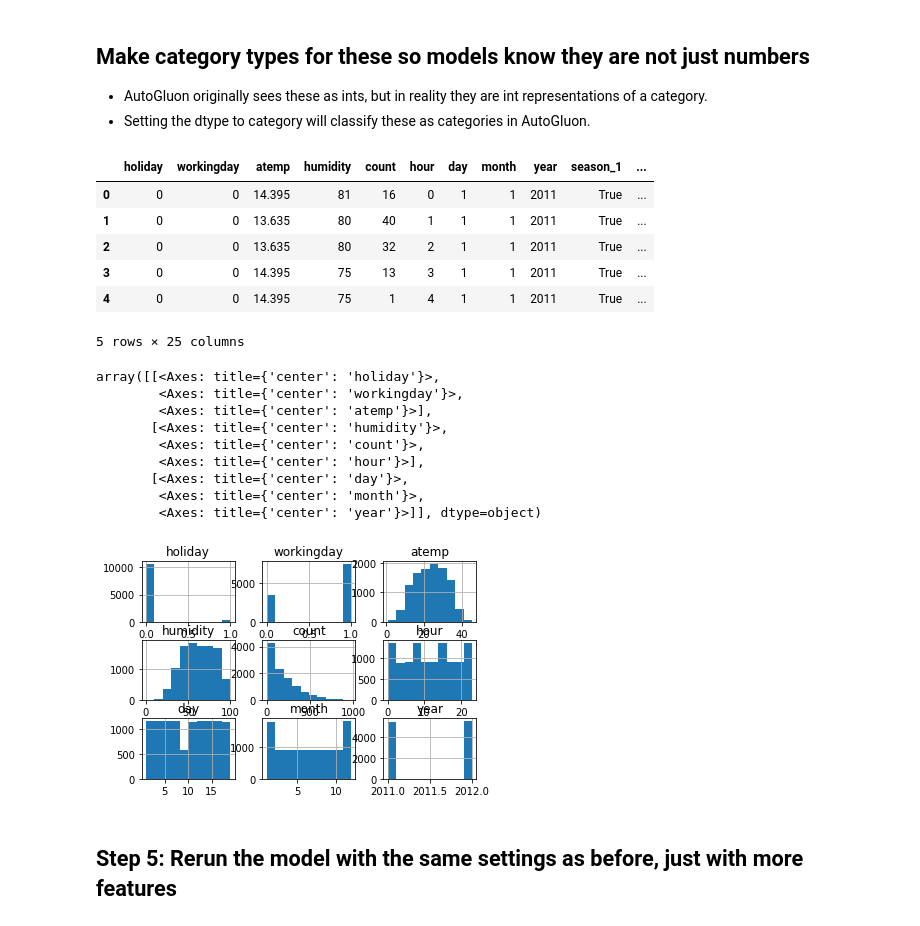
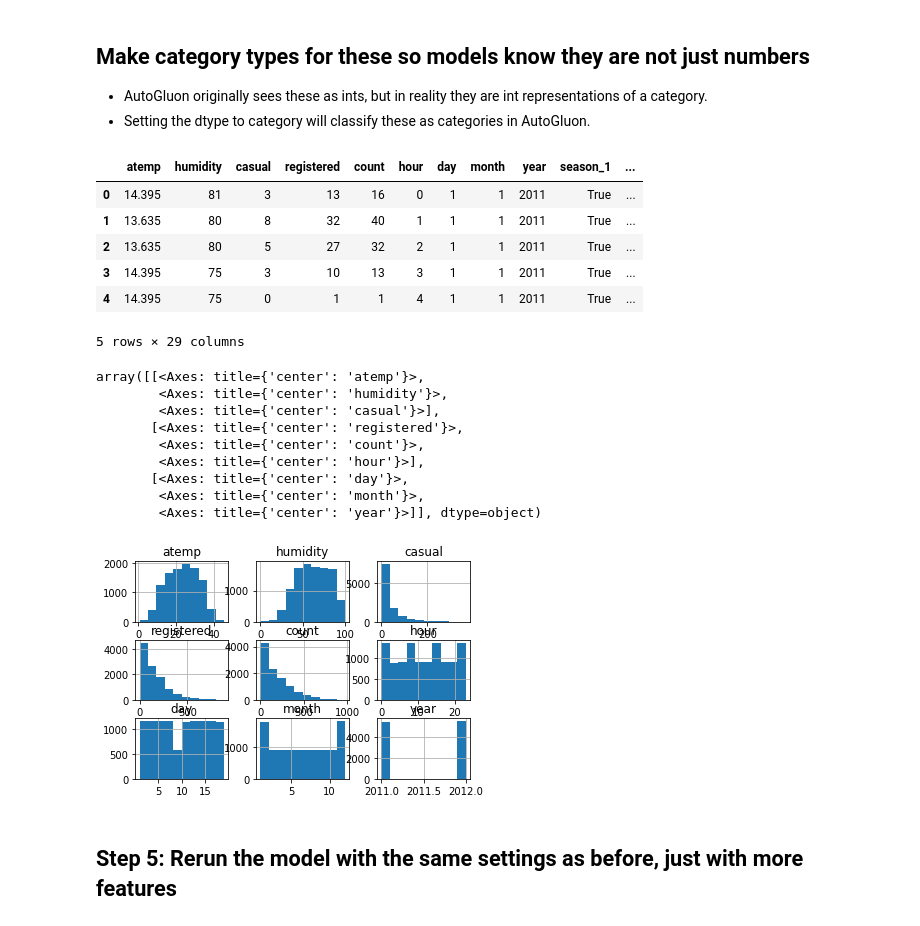
Before and after one commit to michaelgobz/cd0385-project-starter, a Jupyter notebook: project/bike-sharing-project-using-autogluon.ipynb, the cells around one changed output. Saved outputs shown, nothing was run; the diff lists cells and outputs as text; code cells hidden in the pictures.

```diff
--- a/project/bike-sharing-project-using-autogluon.ipynb
+++ b/project/bike-sharing-project-using-autogluon.ipynb
@@ -359,12 +388,12 @@ train_clean.head()
 # %%
 # create a new feature
-train_clean['datetime'] = pd.to_datetime(train_clean['datetime'])
+train['datetime'] = pd.to_datetime(train['datetime'])
 test['datetime'] = pd.to_datetime(test['datetime'])
 
-train_clean['hour'] = train_clean['datetime'].dt.hour
-train_clean['day'] = train_clean['datetime'].dt.day
-train_clean['month'] = train_clean['datetime'].dt.month
-train_clean['year'] = train_clean['datetime'].dt.year
+train['hour'] = train['datetime'].dt.hour
+train['day'] = train['datetime'].dt.day
+train['month'] = train['datetime'].dt.month
+train['year'] = train['datetime'].dt.year
 
 test['hour'] = test['datetime'].dt.hour
 test['day'] = test['datetime'].dt.day
@@ -372,7 +401,7 @@ test['month'] = test['datetime'].dt.month
 test['year'] = test['datetime'].dt.year
 
 # drop the datetime column
-train_clean = train_clean.drop(columns=['datetime'])
+train = train.drop(columns=['datetime'])
 test = test.drop(columns=['datetime'])
 # %% [markdown]
 ### Temperature Categorical Explanations
@@ -390,27 +419,27 @@ test = test.drop(columns=['datetime'])
 * 40+: Storm—4
 # %%
 # create new feature for categorical temp
-train_clean['temp_cat'] = pd.cut(train_clean['temp'], bins=[0, 10, 20, 30, 40], labels=['0', '1', '2', '3'])
+train['temp_cat'] = pd.cut(train['temp'], bins=[0, 10, 20, 30, 40], labels=['0', '1', '2', '3'])
 test['temp_cat'] = pd.cut(test['temp'], bins=[0, 10, 20, 30, 40], labels=['0', '1', '2', '3'])
 
 # drop the temp column
-train_clean = train_clean.drop(columns=['temp'])
+train = train.drop(columns=['temp'])
 test = test.drop(columns=['temp'])
 # %%
 # Categorize winds peed
-train_clean['windspeed_cat'] = pd.cut(train_clean['windspeed'], bins=[0, 10, 20, 30, 40], labels=['0', '1', '2', '3'])
+train['windspeed_cat'] = pd.cut(train['windspeed'], bins=[0, 10, 20, 30, 40], labels=['0', '1', '2', '3'])
 test['windspeed_cat'] = pd.cut(test['windspeed'], bins=[0, 10, 20, 30, 40], labels=['0', '1', '2', '3'])
 
 # drop the windspeed column
-train_clean = train_clean.drop(columns=['windspeed'])
+train = train.drop(columns=['windspeed'])
 test = test.drop(columns=['windspeed'])
 # %%
 # get dummies variables for the season and weather
-train_clean = pd.get_dummies(train_clean, columns=['season', 'weather'])
-test = pd.get_dummies(test, columns=['season', 'weather'])
+train = pd.get_dummies(train, columns=['season', 'weather', 'holiday', 'workingday'])
+test = pd.get_dummies(test, columns=['season', 'weather','holiday', 'workingday'])
 
 # get dummies for windspeed and temp
-train_clean = pd.get_dummies(train_clean, columns=['temp_cat', 'windspeed_cat'])
+train = pd.get_dummies(train, columns=['temp_cat', 'windspeed_cat'])
 test = pd.get_dummies(test, columns=['temp_cat', 'windspeed_cat'])
 # %% [markdown]
 ## Make category types for these so models know they are not just numbers
@@ -418,29 +447,29 @@ test = pd.get_dummies(test, columns=['temp_cat', 'windspeed_cat'])
 * Setting the dtype to category will classify these as categories in AutoGluon.
 # %%
 # View  the new features
-train_clean.head()
+train.head()
 # %% [output]
-|  | holiday | workingday | atemp | humidity | count | hour | day | month | year | season_1 | ... |
-| 0 | 0 | 0 | 14.395 | 81 | 16 | 0 | 1 | 1 | 2011 | True | ... |
-| 1 | 0 | 0 | 13.635 | 80 | 40 | 1 | 1 | 1 | 2011 | True | ... |
-| 2 | 0 | 0 | 13.635 | 80 | 32 | 2 | 1 | 1 | 2011 | True | ... |
-| 3 | 0 | 0 | 14.395 | 75 | 13 | 3 | 1 | 1 | 2011 | True | ... |
-| 4 | 0 | 0 | 14.395 | 75 | 1 | 4 | 1 | 1 | 2011 | True | ... |
+|  | atemp | humidity | casual | registered | count | hour | day | month | year | season_1 | ... |
+| 0 | 14.395 | 81 | 3 | 13 | 16 | 0 | 1 | 1 | 2011 | True | ... |
+| 1 | 13.635 | 80 | 8 | 32 | 40 | 1 | 1 | 1 | 2011 | True | ... |
+| 2 | 13.635 | 80 | 5 | 27 | 32 | 2 | 1 | 1 | 2011 | True | ... |
+| 3 | 14.395 | 75 | 3 | 10 | 13 | 3 | 1 | 1 | 2011 | True | ... |
+| 4 | 14.395 | 75 | 0 | 1 | 1 | 4 | 1 | 1 | 2011 | True | ... |
-5 rows × 25 columns
+5 rows × 29 columns
 # %%
 # View histogram of all features again now with the hour feature
-train_clean.hist()
+train.hist()
 # %% [output]
-array([[<Axes: title={'center': 'holiday'}>,
-        <Axes: title={'center': 'workingday'}>,
-        <Axes: title={'center': 'atemp'}>],
-       [<Axes: title={'center': 'humidity'}>,
+array([[<Axes: title={'center': 'atemp'}>,
+        <Axes: title={'center': 'humidity'}>,
+        <Axes: title={'center': 'casual'}>],
+       [<Axes: title={'center': 'registered'}>,
         <Axes: title={'center': 'count'}>,
         <Axes: title={'center': 'hour'}>],
        [<Axes: title={'center': 'day'}>,
         <Axes: title={'center': 'month'}>,
         <Axes: title={'center': 'year'}>]], dtype=object)
-[figure, old version]
+[figure, new version]
 # %% [markdown]
 ## Step 5: Rerun the model with the same settings as before, just with more features
 # %%
```
Also changed, not shown: parts of 27 cells of this notebook, 2 other files.
